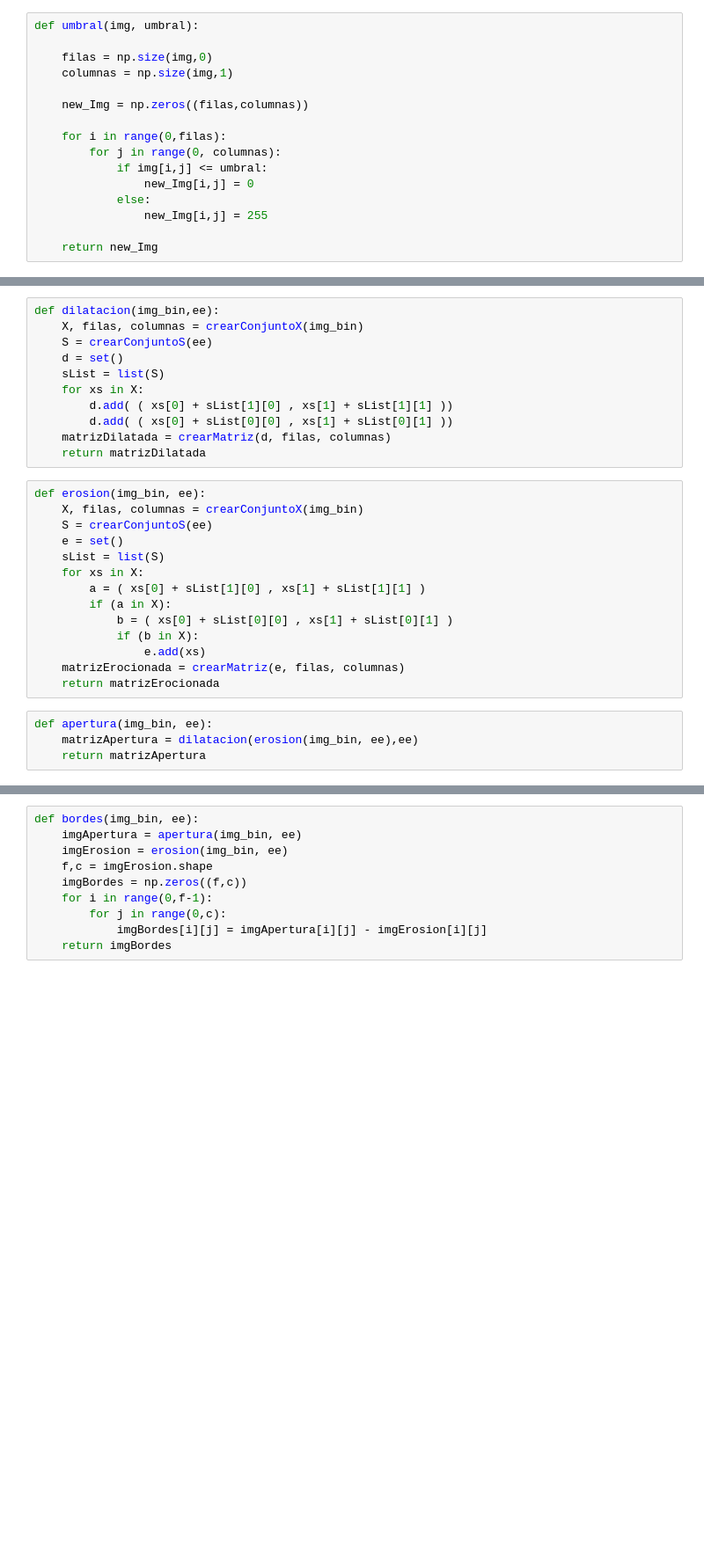
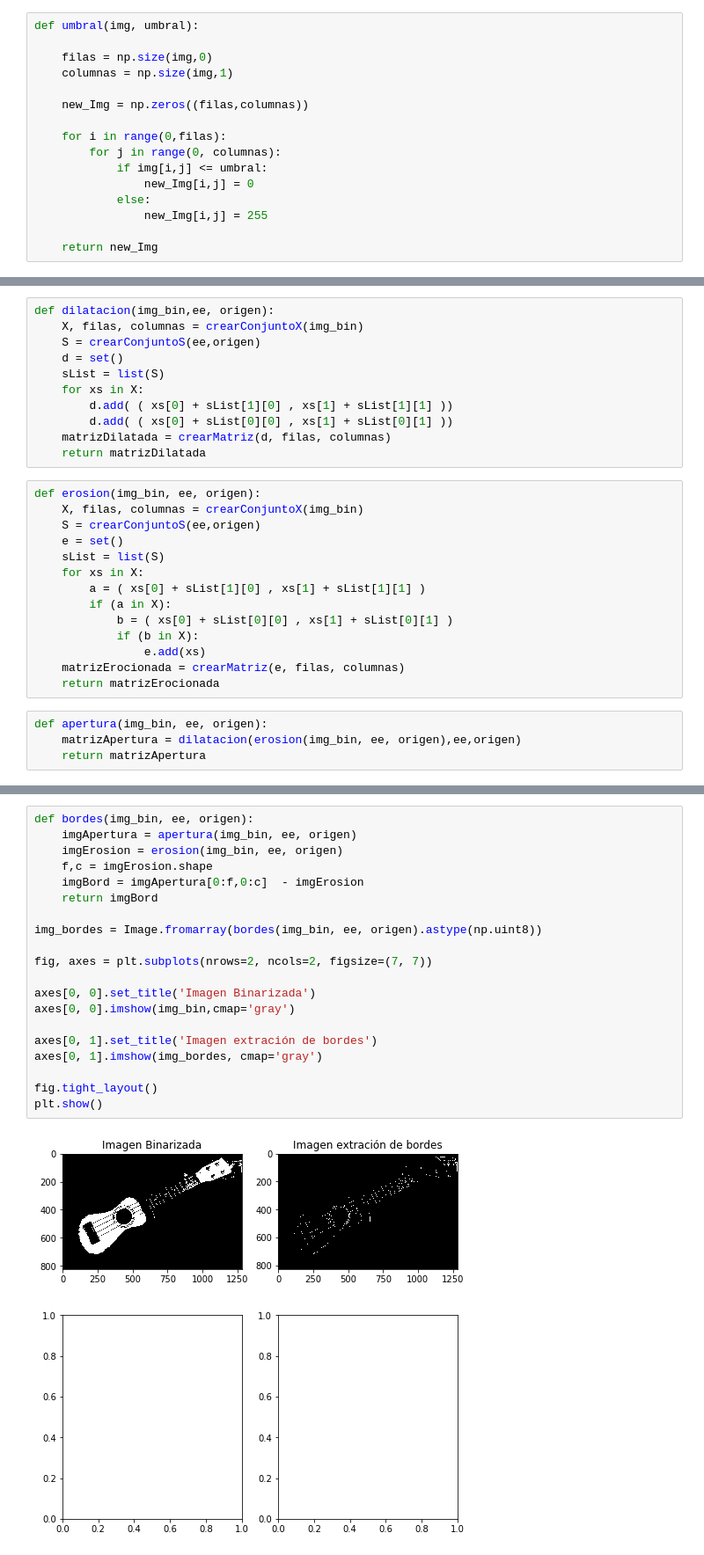
Before and after one commit to melimogo/Patrones, a Jupyter notebook: Laboratorio II/Laboratorio.ipynb, the cells around one changed output, grey strips where cells are left out. Shown at 88% size. Cells and saved outputs as stored; diff of their text form; blank space fills up the shorter version.

```diff
--- a/Laboratorio II/Laboratorio.ipynb
+++ b/Laboratorio II/Laboratorio.ipynb
@@ -68,9 +72,9 @@ def crearMatriz(conjunto, filas, columnas):
 
     return matrix
 # %%
-def dilatacion(img_bin,ee):
+def dilatacion(img_bin,ee, origen):
     X, filas, columnas = crearConjuntoX(img_bin)
-    S = crearConjuntoS(ee)
+    S = crearConjuntoS(ee,origen)
     d = set()
     sList = list(S)
     for xs in X:
@@ -79,9 +83,9 @@ def dilatacion(img_bin,ee):
     matrizDilatada = crearMatriz(d, filas, columnas)
     return matrizDilatada
 # %%
-def erosion(img_bin, ee):
+def erosion(img_bin, ee, origen):
     X, filas, columnas = crearConjuntoX(img_bin)
-    S = crearConjuntoS(ee)
+    S = crearConjuntoS(ee,origen)
     e = set()
     sList = list(S)
     for xs in X:
@@ -93,7 +97,7 @@ def erosion(img_bin, ee):
     matrizErocionada = crearMatriz(e, filas, columnas)
     return matrizErocionada
 # %%
-def apertura(img_bin, ee):
-    matrizApertura = dilatacion(erosion(img_bin, ee),ee)
+def apertura(img_bin, ee, origen):
+    matrizApertura = dilatacion(erosion(img_bin, ee, origen),ee,origen)
     return matrizApertura
 # %%
@@ -102,14 +106,26 @@ def cierre(img_bin, ee):
     return matrizcierre
-# %%
-def bordes(img_bin, ee):
-    imgApertura = apertura(img_bin, ee)
-    imgErosion = erosion(img_bin, ee)
-    f,c = imgErosion.shape
-    imgBordes = np.zeros((f,c))
-    for i in range(0,f-1):
-        for j in range(0,c):
-            imgBordes[i][j] = imgApertura[i][j] - imgErosion[i][j]
-    return imgBordes
+# %%
+def bordes(img_bin, ee, origen):
+    imgApertura = apertura(img_bin, ee, origen)
+    imgErosion = erosion(img_bin, ee, origen)
+    f,c = imgErosion.shape
+    imgBord = imgApertura[0:f,0:c]  - imgErosion
+    return imgBord
+
+img_bordes = Image.fromarray(bordes(img_bin, ee, origen).astype(np.uint8))
+
+fig, axes = plt.subplots(nrows=2, ncols=2, figsize=(7, 7))
+
+axes[0, 0].set_title('Imagen Binarizada')
+axes[0, 0].imshow(img_bin,cmap='gray')
+
+axes[0, 1].set_title('Imagen extración de bordes')
+axes[0, 1].imshow(img_bordes, cmap='gray')
+
+fig.tight_layout()
+plt.show()
+# %% [output]
+[figure, added]
 # %%
 ## Datos de la imagen
 X = Img_uke
```
Also changed, not shown: parts of 6 cells of this notebook, 22 other files.
